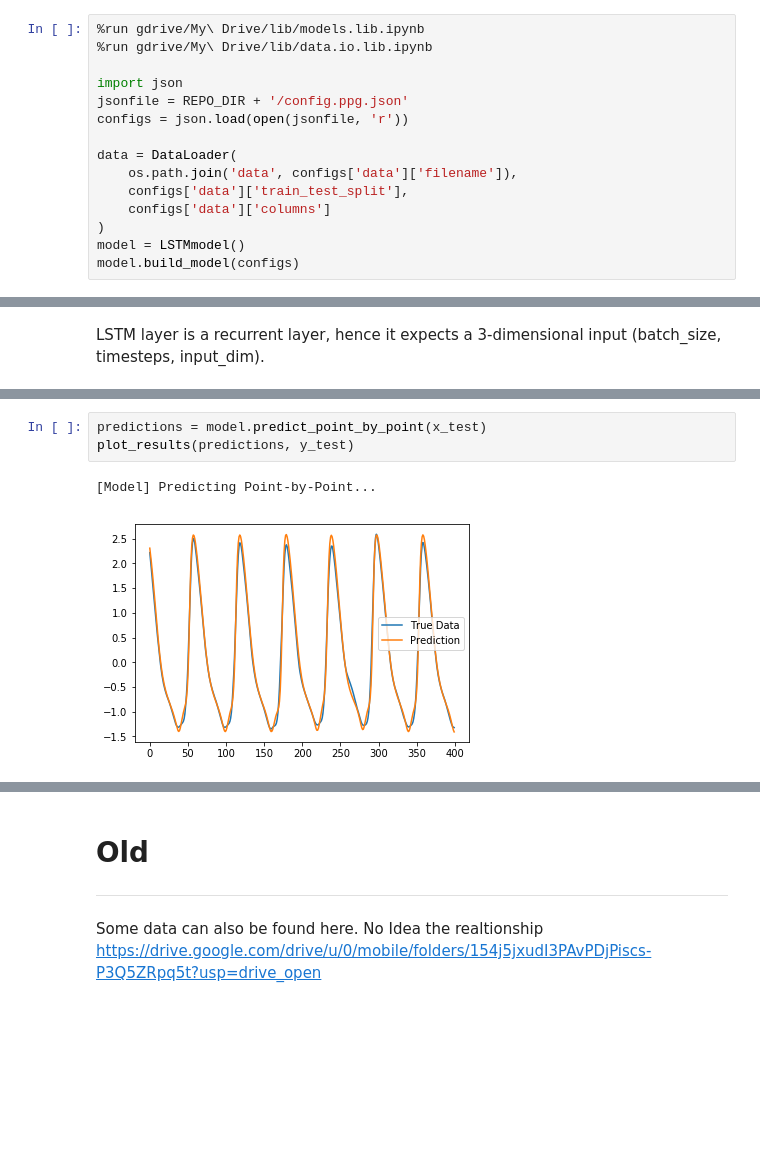
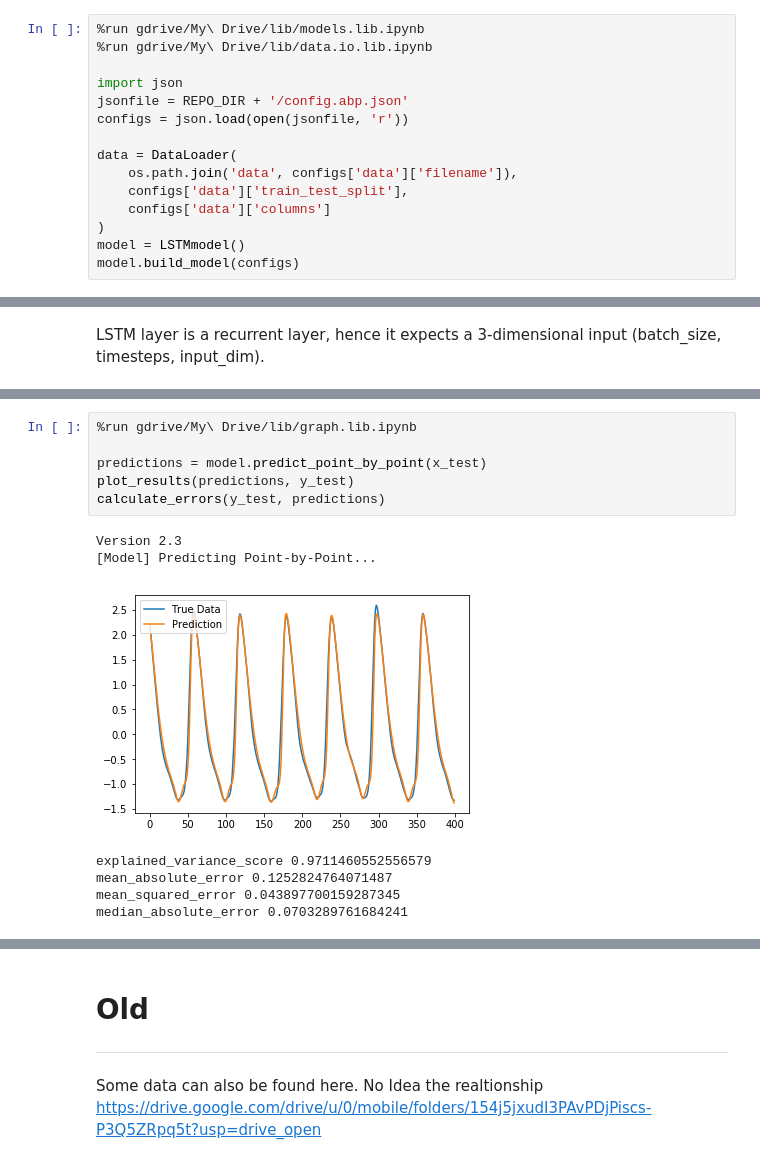
Before and after one commit to hossein20s/Average_Blood_Pressure_estimation, a Jupyter notebook: PPG2BloodPressure.ipynb, the cells around one changed output, grey strips where cells are left out. Drawn from its saved outputs; the diff is of its cells as text; blank space fills up the shorter version.

```diff
--- a/PPG2BloodPressure.ipynb
+++ b/PPG2BloodPressure.ipynb
@@ -149,7 +52,7 @@ Time taken: 0:01:35.622862
 %run gdrive/My\ Drive/lib/data.io.lib.ipynb
 
 import json
-jsonfile = REPO_DIR + '/config.ppg.json'
+jsonfile = REPO_DIR + '/config.abp.json'
 configs = json.load(open(jsonfile, 'r'))
 
 data = DataLoader(
@@ -247,9 +149,17 @@ Time taken: 0:00:12.281264
 # %%
+%run gdrive/My\ Drive/lib/graph.lib.ipynb
+
 predictions = model.predict_point_by_point(x_test)
 plot_results(predictions, y_test)
+calculate_errors(y_test, predictions)
 # %% [output]
+Version 2.3
 [Model] Predicting Point-by-Point...
-[figure, old version]
+[figure, new version]
+explained_variance_score 0.9711460552556579
+mean_absolute_error 0.1252824764071487
+mean_squared_error 0.043897700159287345
+median_absolute_error 0.0703289761684241
 # %%
 predictions = model.predict_sequences_multiple(x_test, configs['data']['sequence_length'], configs['data']['sequence_length'])
 plot_results_multiple(predictions, y_test, configs['data']['sequence_length'])
```
Also changed, not shown: parts of 4 cells of this notebook.
